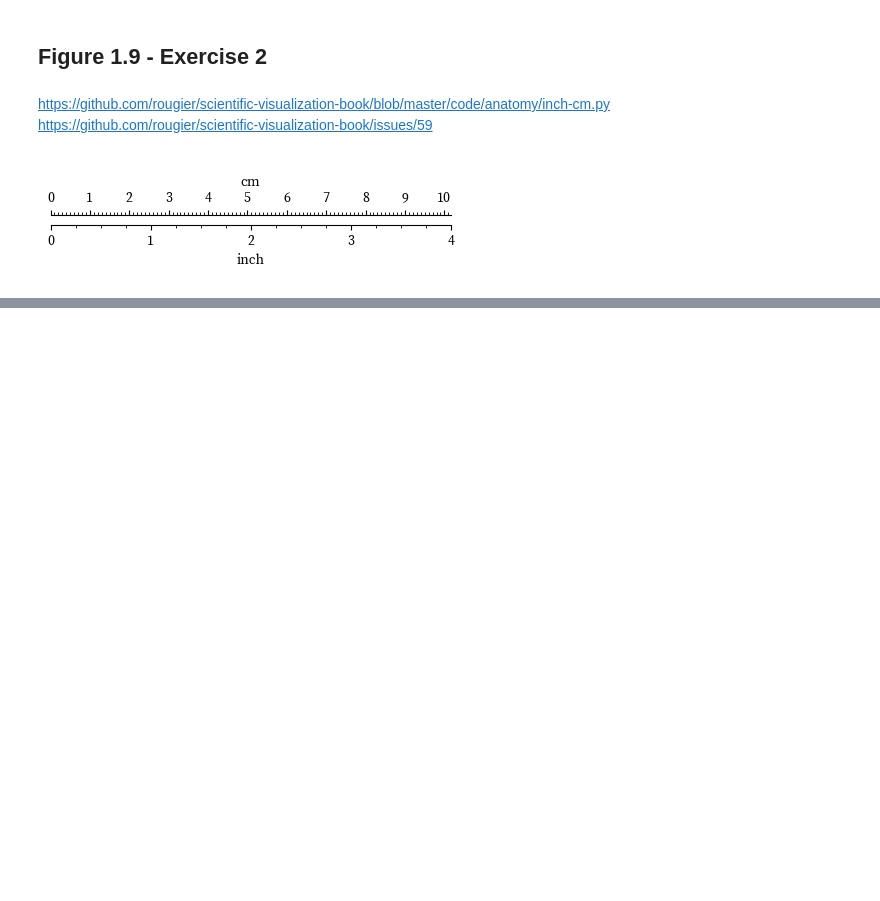
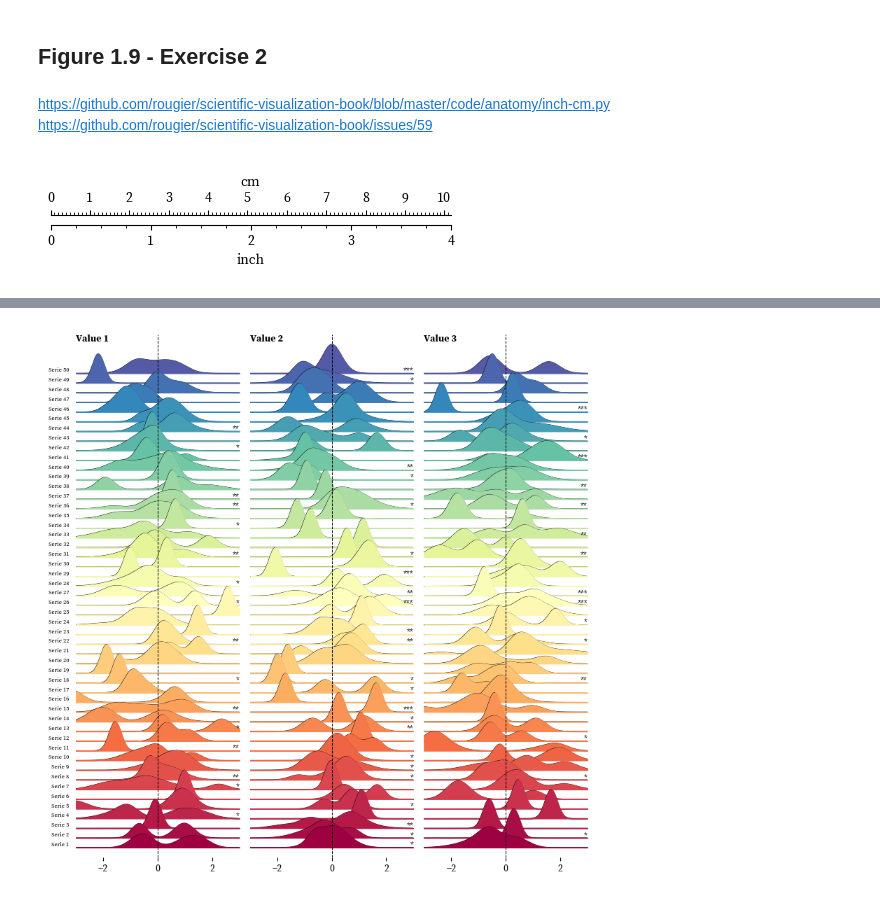
Before and after one commit to labdmitriy/sci-viz-book, a Jupyter notebook: notebooks/01-anatomy/figures.ipynb, the cells around one changed output, grey strips where cells are left out. Drawn from its saved outputs; the diff is of its cells as text; code cells hidden in the pictures; blank space fills up the shorter version.

```diff
--- a/notebooks/01-anatomy/figures.ipynb
+++ b/notebooks/01-anatomy/figures.ipynb
@@ -821,0 +826,90 @@ plt.show()
+# %%
+# ----------------------------------------------------------------------------
+# Title:   Scientific Visualisation - Python & Matplotlib
+# Author:  Nicolas P. Rougier
+# License: BSD
+# ----------------------------------------------------------------------------
+import numpy as np
+import matplotlib as mpl
+import matplotlib.pyplot as plt
+
+# Some nice but random curves
+def curve():
+    n = np.random.randint(1, 5)
+    centers = np.random.normal(0.0, 1.0, n)
+    widths = np.random.uniform(5.0, 50.0, n)
+    widths = 10 * widths / widths.sum()
+    scales = np.random.uniform(0.1, 1.0, n)
+    scales /= scales.sum()
+    X = np.zeros(500)
+    x = np.linspace(-3, 3, len(X))
+    for center, width, scale in zip(centers, widths, scales):
+        X = X + scale * np.exp(-(x - center) * (x - center) * width)
+    return X
+
+
+np.random.seed(123)
+cmap = mpl.cm.get_cmap("Spectral")
+fig = plt.figure(figsize=(8, 8))
+
+
+ax = None
+for n in range(3):
+    ax = plt.subplot(1, 3, n + 1, frameon=False, sharex=ax)
+    for i in range(50):
+        Y = curve()
+        X = np.linspace(-3, 3, len(Y))
+        ax.plot(X, 3 * Y + i, color="k", linewidth=0.75, zorder=100 - i)
+        color = cmap(i / 50)
+        ax.fill_between(X, 3 * Y + i, i, color=color, zorder=100 - i)
+
+        # Some random text on the right of the curve
+        v = np.random.uniform(0, 1)
+        if v < 0.4:
+            text = "*"
+            if v < 0.05:
+                text = "***"
+            elif v < 0.2:
+                text = "**"
+            ax.text(
+                3.0,
+                i,
+                text,
+                ha="right",
+                va="baseline",
+                size=8,
+                transform=ax.transData,
+                zorder=300,
+            )
+
+    ax.yaxis.set_tick_params(tick1On=False)
+    ax.set_xlim(-3, 3)
+    ax.set_ylim(-1, 53)
+    ax.axvline(0.0, ls="--", lw=0.75, color="black", zorder=250)
+    ax.text(
+        0.0,
+        1.0,
+        "Value %d" % (n + 1),
+        ha="left",
+        va="top",
+        weight="bold",
+        transform=ax.transAxes,
+    )
+
+    if n == 0:
+        ax.yaxis.set_tick_params(labelleft=True)
+        ax.set_yticks(np.arange(50))
+        ax.set_yticklabels(["Serie %d" % i for i in range(1, 51)])
+        for tick in ax.yaxis.get_major_ticks():
+            tick.label.set_fontsize(6)
+            tick.label.set_verticalalignment("bottom")
+    else:
+        ax.yaxis.set_tick_params(labelleft=False)
+
+
+plt.tight_layout()
+plt.savefig("../../figures/01-anatomy/zorder-plots.png", dpi=600)
+plt.savefig("../../figures/01-anatomy/zorder-plots.pdf")
+plt.show()
+# %% [output]
+[figure, added]
```
Also changed, not shown: parts of 2 cells of this notebook, 2 other files.
